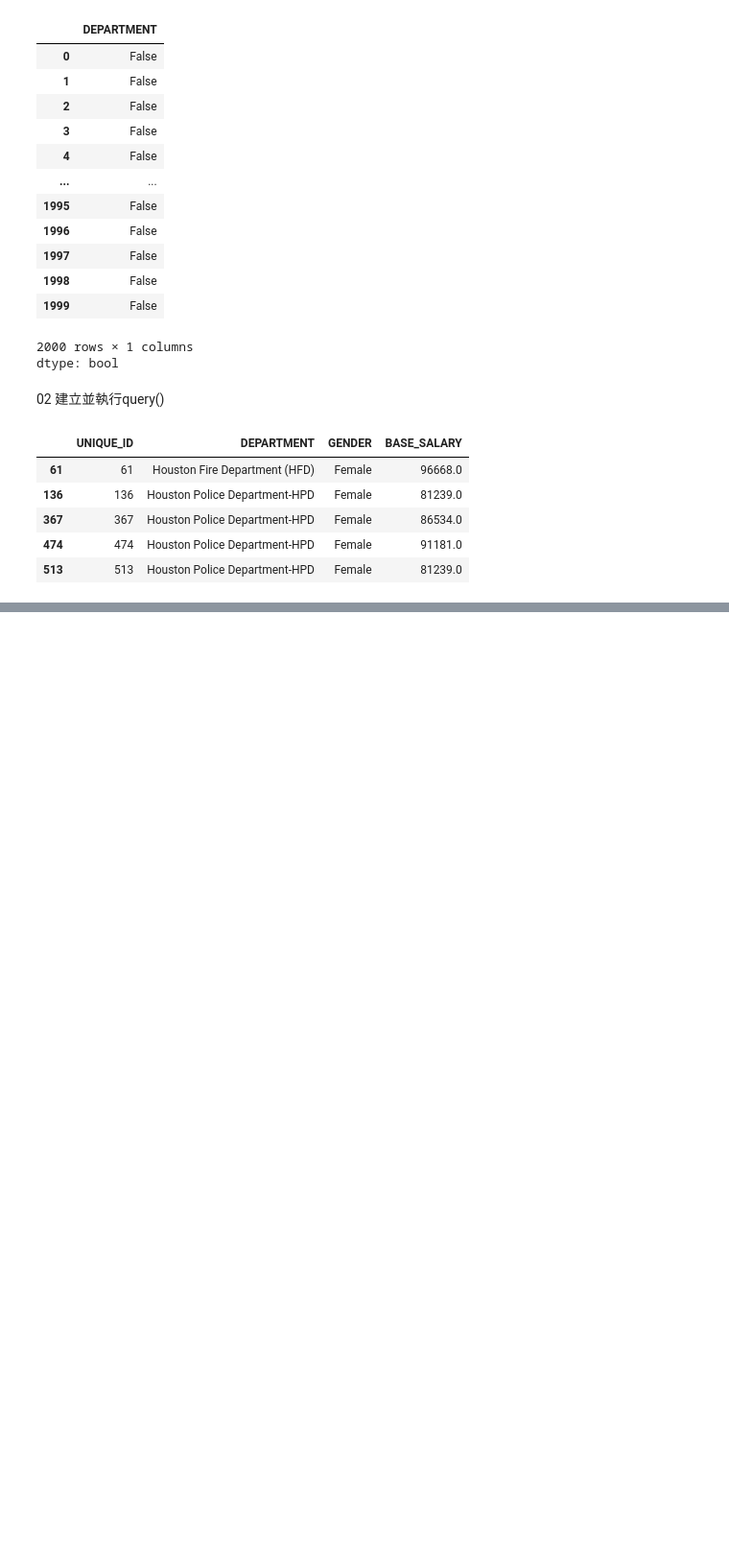
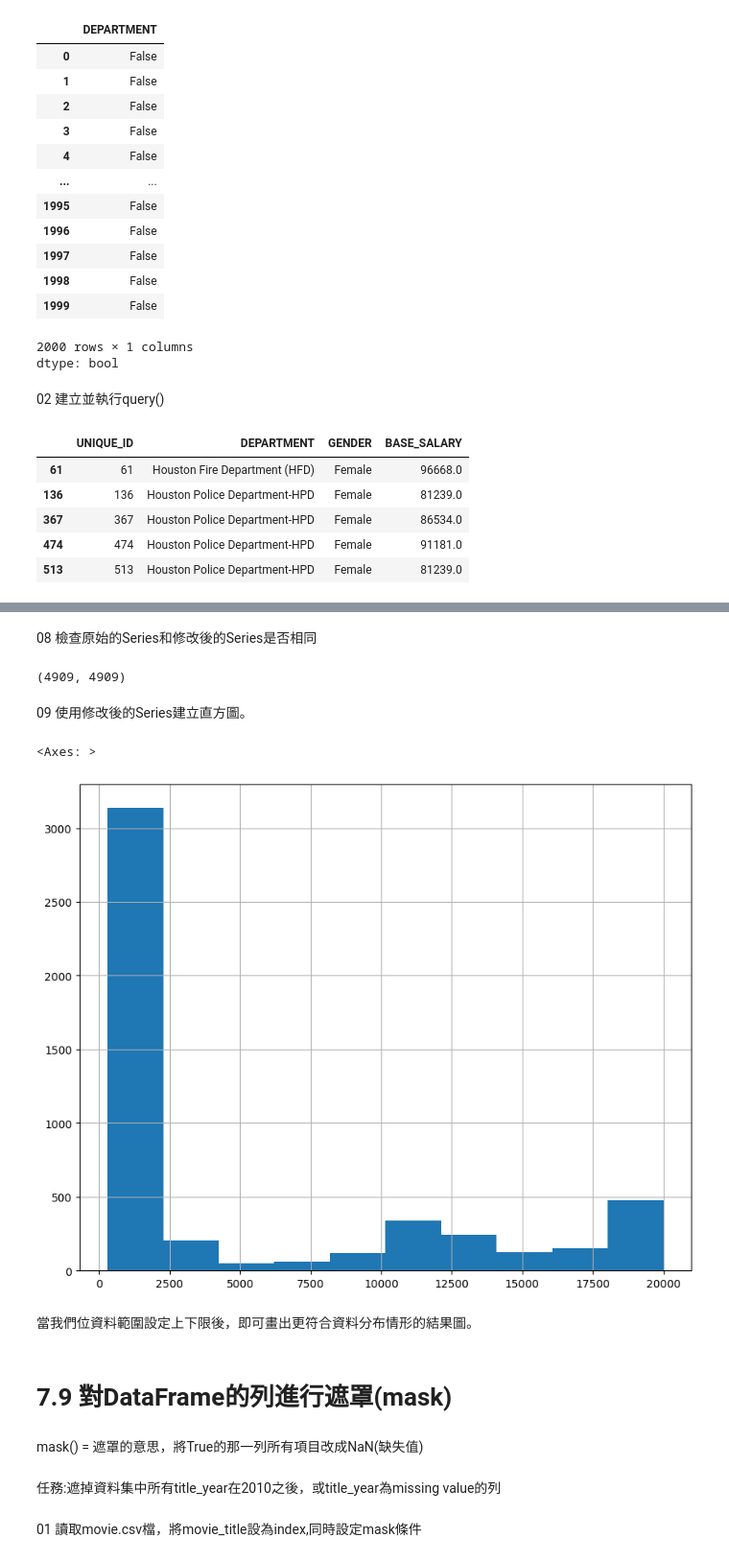
Before and after one commit to akilchen/pandas-, a Jupyter notebook: CH07_用Boolean_Series篩選特定資料.ipynb, the cells around one changed output, grey strips where cells are left out. Shown at 96% size. Cells and saved outputs as stored; diff of their text form; code cells hidden in the pictures; blank space fills up the shorter version.

```diff
--- a/CH07_用Boolean_Series篩選特定資料.ipynb
+++ b/CH07_用Boolean_Series篩選特定資料.ipynb
@@ -579,0 +664,4 @@ emp_filtered[select_columns].head()
+# %%
+c_low = fb_likes > 300 #先選出來那些要保留不需替換的值，剩下的就是需要替換的值
+fb_likes_cap = fb_likes.where(c_high,other=20000).where(c_low,other=300) #變更需要替換的值
+fb_likes_cap.head()
@@ -579,0 +677,24 @@ emp_filtered[select_columns].head()
+# %% [markdown]
+08 檢查原始的Series和修改後的Series是否相同
+# %%
+len(fb_likes),len(fb_likes_cap)
+# %% [output]
+(4909, 4909)
+# %% [markdown]
+09 使用修改後的Series建立直方圖。
+# %%
+fig,ax = plt.subplots(figsize=(10,8))
+fb_likes_cap.hist(ax=ax)
+# %% [output]
+<Axes: >
+[figure, added]
+# %% [markdown]
+當我們位資料範圍設定上下限後，即可畫出更符合資料分布情形的結果圖。
+# %% [markdown]
+# **7.9 對DataFrame的列進行遮罩(mask)**
+# %% [markdown]
+mask() = 遮罩的意思，將True的那一列所有項目改成NaN(缺失值)
+# %% [markdown]
+任務:遮掉資料集中所有title_year在2010之後，或title_year為missing value的列
+# %% [markdown]
+01 讀取movie.csv檔，將movie_title設為index,同時設定mask條件
```
Also changed, not shown: parts of 53 cells of this notebook.
